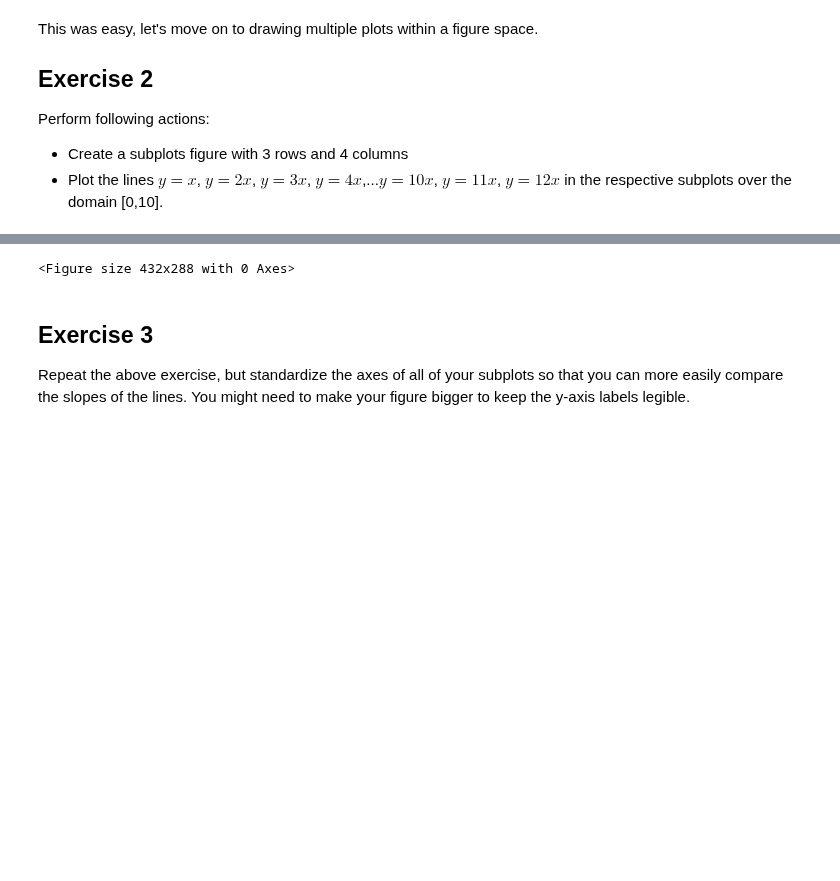
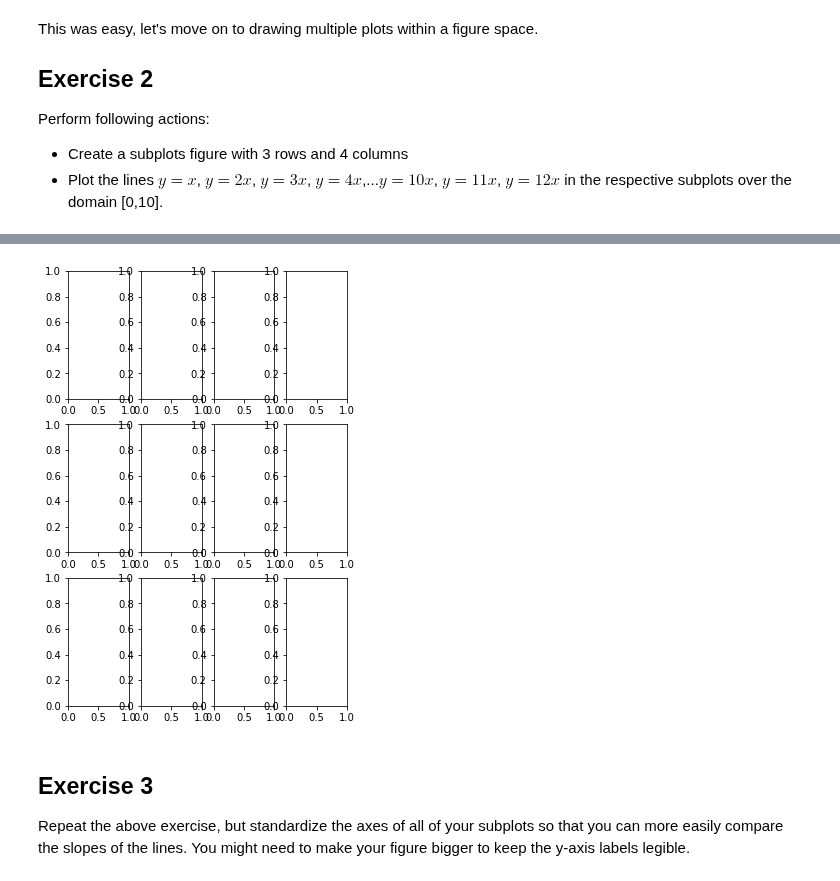
Before and after one commit to matthew-d-oliver/dsc-more-practice-with-matplotlib-lab-nyc-ds-082619, a Jupyter notebook: index.ipynb, the cells around one changed output, grey strips where cells are left out. Cells and saved outputs as stored; diff of their text form; code cells hidden in the pictures; blank space fills up the shorter version.

```diff
--- a/index.ipynb
+++ b/index.ipynb
@@ -80,5 +80,5 @@ Perform following actions:
 * Create a subplots figure with 3 rows and 4 columns
 * Plot the lines $y=x$, $y=2x$, $y=3x$, $y=4x$,...$y=10x$, $y=11x$, $y=12x$ in the respective subplots over the domain [0,10].
 # %%
-figs, axes = plt.subplots(4,2, figsize=(5, 8))
+figs, axes = plt.subplots(3,4, figsize=(5, 8))
 # %% [output]
@@ -87,4 +85,4 @@ Adding an axes using the same arguments as a previous axes currently reuses the
-<Figure size 432x288 with 0 Axes>
+[figure, added]
 # %% [markdown]
 ## Exercise 3
 
```
Also changed, not shown: parts of 1 cell of this notebook.
